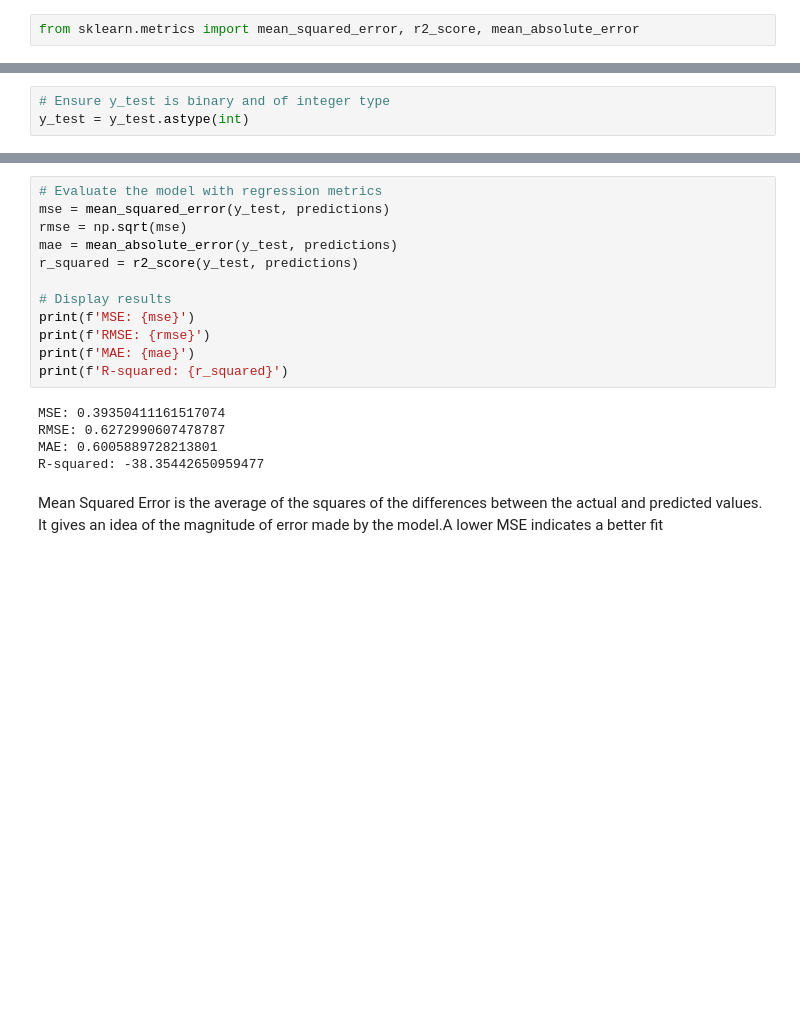
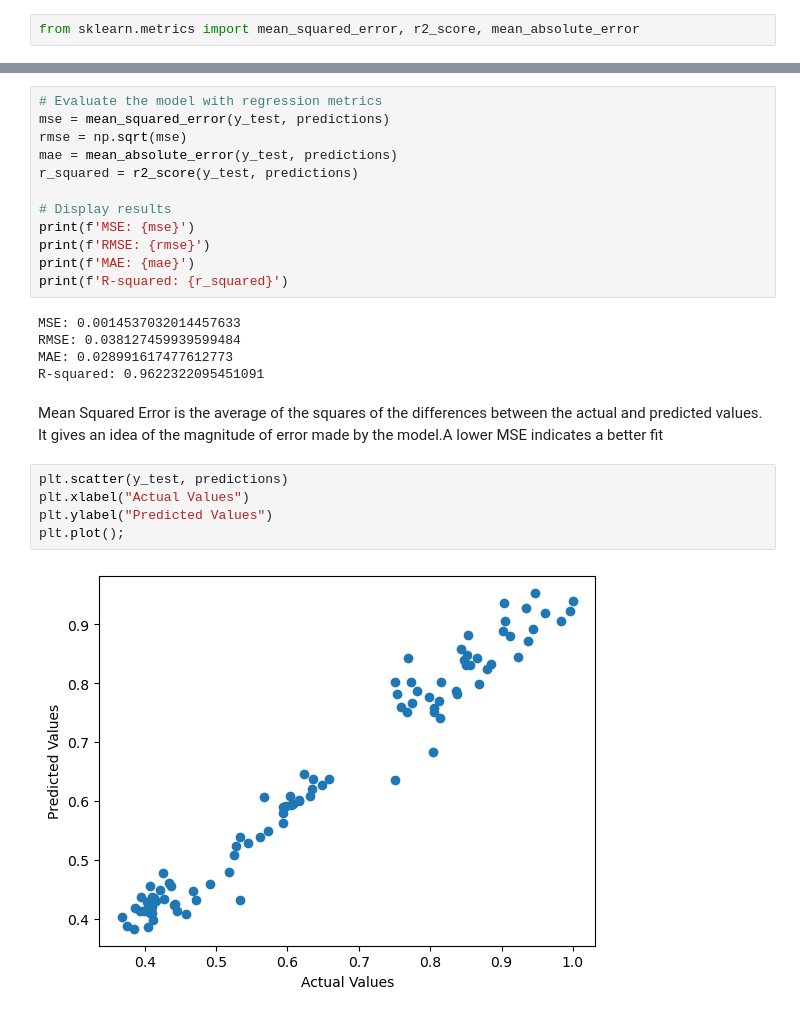
Before and after one commit to CAGorman/Stock_Predictions, a Jupyter notebook: Stock_Pred_V4.ipynb, the cells around one changed output, grey strips where cells are left out. Drawn from its saved outputs; the diff is of its cells as text; blank space fills up the shorter version.

```diff
--- a/Stock_Pred_V4.ipynb
+++ b/Stock_Pred_V4.ipynb
@@ -149,3 +145,0 @@ predictions_binary = (predictions > 0.5).astype(int)  # Convert probabilities to
-# %%
-# Ensure y_test is binary and of integer type
-y_test = y_test.astype(int)
@@ -181,12 +161,19 @@ print(f'RMSE: {rmse}')
 print(f'MAE: {mae}')
 print(f'R-squared: {r_squared}')
 # %% [output]
-MSE: 0.39350411161517074
-RMSE: 0.6272990607478787
-MAE: 0.6005889728213801
-R-squared: -38.35442650959477
+MSE: 0.0014537032014457633
+RMSE: 0.038127459939599484
+MAE: 0.028991617477612773
+R-squared: 0.9622322095451091
 # %% [markdown]
 Mean Squared Error is the average of the squares of the differences between the actual and predicted values. It gives an idea of the magnitude of error made by the model.A lower MSE indicates a better fit
+# %%
+plt.scatter(y_test, predictions)
+plt.xlabel("Actual Values")
+plt.ylabel("Predicted Values")
+plt.plot();
+# %% [output]
+[figure, added]
 # %%
 # Make prediction for the next day
 latest_data = data_scaled[-time_step:].reshape(1, time_step, 1)
```
Also changed, not shown: parts of 12 cells of this notebook, 1 other file.
